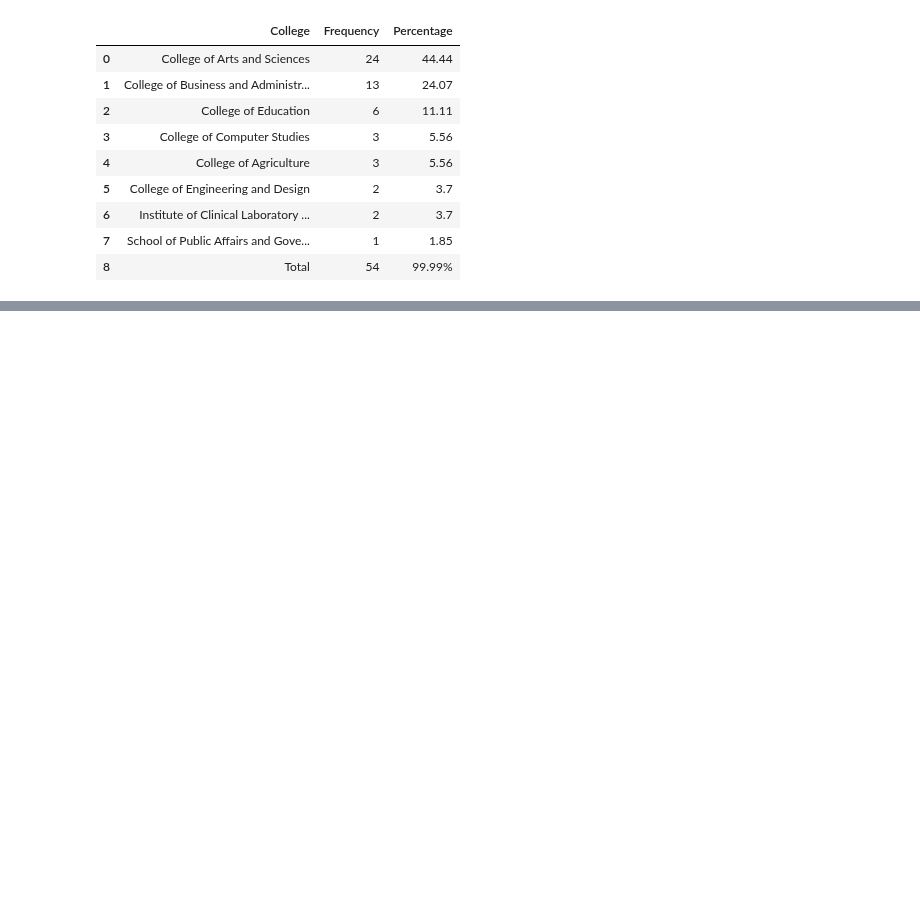
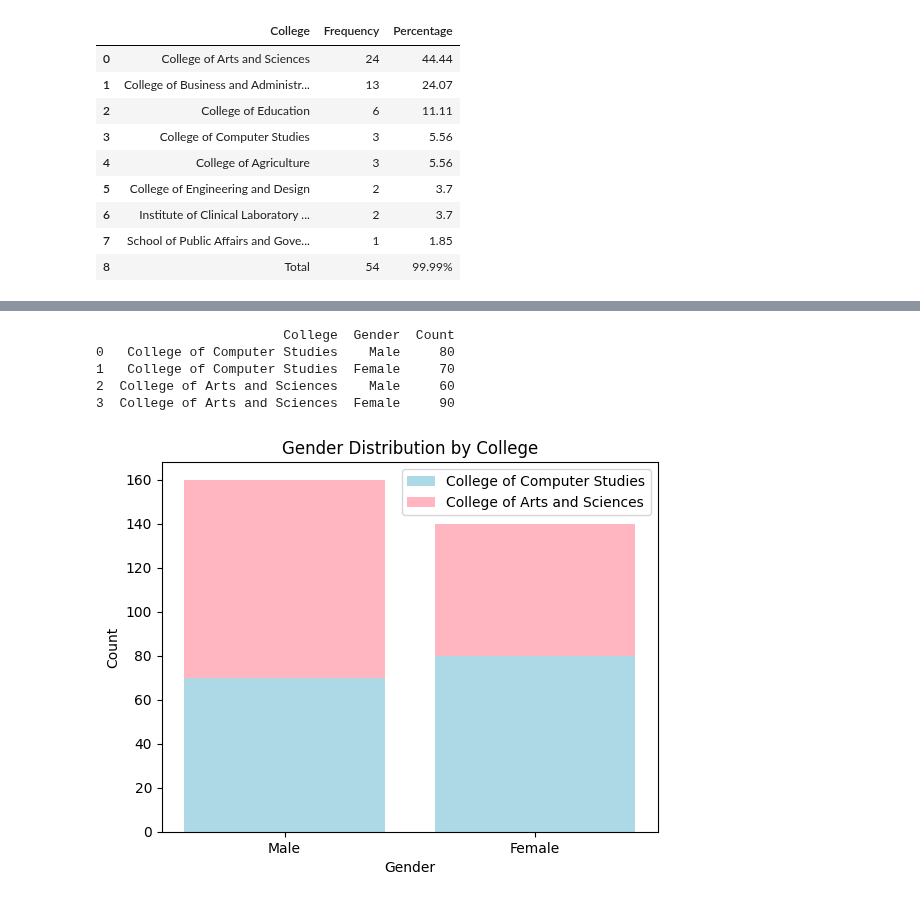
Before and after one commit to OnePewStrike/DataScience, a Jupyter notebook: notebooks/tei-brs.ipynb, the cells around one changed output, grey strips where cells are left out. Cells and saved outputs as stored; diff of their text form; code cells hidden in the pictures; blank space fills up the shorter version.

```diff
--- a/notebooks/tei-brs.ipynb
+++ b/notebooks/tei-brs.ipynb
@@ -239,0 +372,48 @@ Name: count, dtype: int64
+# %%
+import pandas as pd
+import matplotlib.pyplot as plt
+
+# Mock data
+data = {
+    'College': ['College of Computer Studies', 'College of Computer Studies', 'College of Arts and Sciences', 'College of Arts and Sciences'],
+    'Gender': ['Male', 'Female', 'Male', 'Female'],
+    'Count': [80, 70, 60, 90]
+}
+
+# Create a DataFrame from the mock data
+df = pd.DataFrame(data)
+
+# Filter the DataFrame for each college
+college_of_computer_studies = df[df['College'] == 'College of Computer Studies']
+college_of_arts_and_sciences = df[df['College'] == 'College of Arts and Sciences']
+
+# Group and aggregate data for both colleges by gender
+ccs_gender_counts = college_of_computer_studies.groupby('Gender')['Count'].sum()
+cas_gender_counts = college_of_arts_and_sciences.groupby('Gender')['Count'].sum()
+
+# Define gender labels and colors
+genders = ['Male', 'Female']
+colors = ['lightblue', 'lightpink']
+
+# Create a stacked bar chart
+fig, ax = plt.subplots()
+
+# Create stacked bar plots for each college
+ax.bar(genders, ccs_gender_counts, label='College of Computer Studies', color=colors[0])
+ax.bar(genders, cas_gender_counts, bottom=ccs_gender_counts, label='College of Arts and Sciences', color=colors[1])
+
+# Add labels and legend
+ax.set_xlabel('Gender')
+ax.set_ylabel('Count')
+ax.set_title('Gender Distribution by College')
+ax.legend()
+
+# Show the plot
+plt.show()
+# %% [output]
+                        College  Gender  Count
+0   College of Computer Studies    Male     80
+1   College of Computer Studies  Female     70
+2  College of Arts and Sciences    Male     60
+3  College of Arts and Sciences  Female     90
+[figure, added]
```
Also changed, not shown: parts of 12 cells of this notebook, 1 other file.
